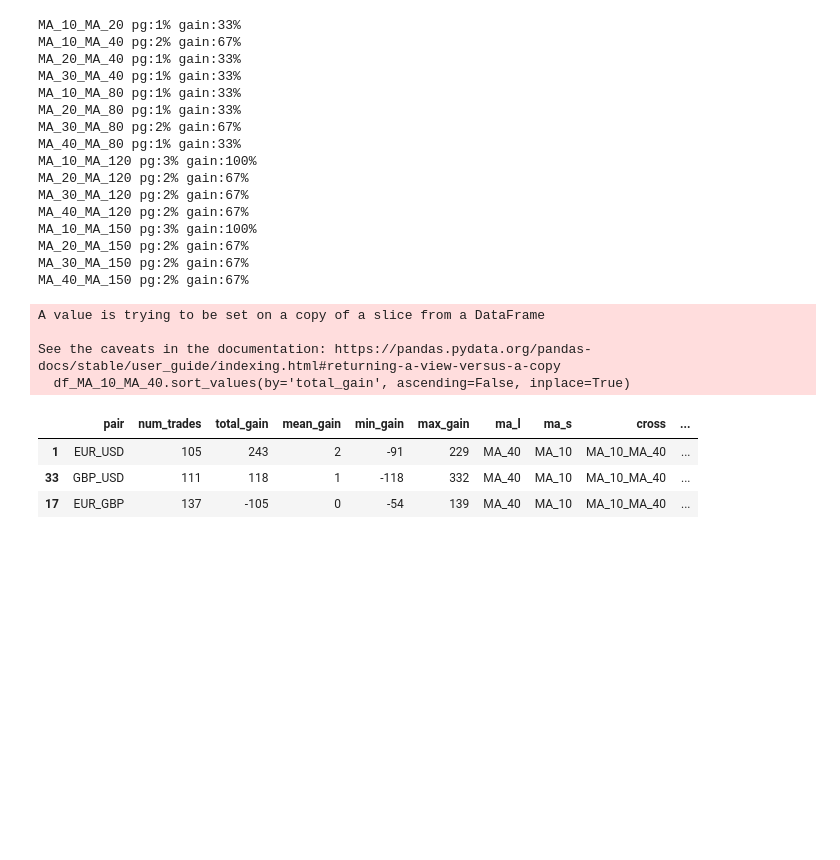
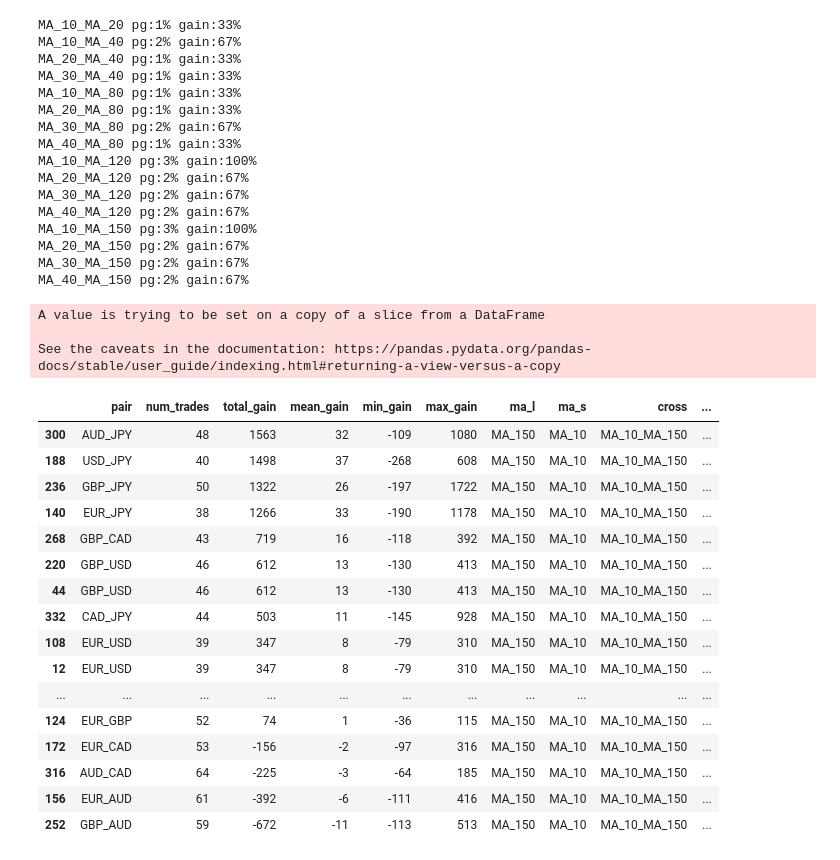
Before and after one commit to mattyapers/ForexTrading, a Jupyter notebook: exploration/MA_Cross_An.ipynb, the cells around one changed output. Drawn from its saved outputs; the diff is of its cells as text; code cells hidden in the pictures; blank space fills up the shorter version.

Commit message:
Getting more pairss

```diff
--- a/exploration/MA_Cross_An.ipynb
+++ b/exploration/MA_Cross_An.ipynb
@@ -80,21 +92,33 @@ MA_20_MA_150 pg:2% gain:67%
 MA_30_MA_150 pg:2% gain:67%
 MA_40_MA_150 pg:2% gain:67%
 # %%
-cross = 'MA_10_MA_40'
-df_MA_10_MA_40 = df_ma_res_h1[df_ma_res_h1['cross'] == cross]
-df_MA_10_MA_40.sort_values(by='total_gain', ascending=False, inplace=True)
+cross = 'MA_10_MA_150'
+df_MA_10_MA_150 = df_ma_res_h1[df_ma_res_h1['cross'] == cross]
+df_MA_10_MA_150.sort_values(by='total_gain', ascending=False, inplace=True)
 # %% [output]
 A value is trying to be set on a copy of a slice from a DataFrame
 
 See the caveats in the documentation: https://pandas.pydata.org/pandas-docs/stable/user_guide/indexing.html#returning-a-view-versus-a-copy
-  df_MA_10_MA_40.sort_values(by='total_gain', ascending=False, inplace=True)
-# %%
-df_MA_10_MA_40
-# %% [output]
-|  | pair | num_trades | total_gain | mean_gain | min_gain | max_gain | ma_l | ma_s | cross | ... |
-| 1 | EUR_USD | 105 | 243 | 2 | -91 | 229 | MA_40 | MA_10 | MA_10_MA_40 | ... |
-| 33 | GBP_USD | 111 | 118 | 1 | -118 | 332 | MA_40 | MA_10 | MA_10_MA_40 | ... |
-| 17 | EUR_GBP | 137 | -105 | 0 | -54 | 139 | MA_40 | MA_10 | MA_10_MA_40 | ... |
+# %%
+df_MA_10_MA_150
+# %% [output]
+|  | pair | num_trades | total_gain | mean_gain | min_gain | max_gain | ma_l | ma_s | cross | ... |
+| 300 | AUD_JPY | 48 | 1563 | 32 | -109 | 1080 | MA_150 | MA_10 | MA_10_MA_150 | ... |
+| 188 | USD_JPY | 40 | 1498 | 37 | -268 | 608 | MA_150 | MA_10 | MA_10_MA_150 | ... |
+| 236 | GBP_JPY | 50 | 1322 | 26 | -197 | 1722 | MA_150 | MA_10 | MA_10_MA_150 | ... |
+| 140 | EUR_JPY | 38 | 1266 | 33 | -190 | 1178 | MA_150 | MA_10 | MA_10_MA_150 | ... |
+| 268 | GBP_CAD | 43 | 719 | 16 | -118 | 392 | MA_150 | MA_10 | MA_10_MA_150 | ... |
+| 220 | GBP_USD | 46 | 612 | 13 | -130 | 413 | MA_150 | MA_10 | MA_10_MA_150 | ... |
+| 44 | GBP_USD | 46 | 612 | 13 | -130 | 413 | MA_150 | MA_10 | MA_10_MA_150 | ... |
+| 332 | CAD_JPY | 44 | 503 | 11 | -145 | 928 | MA_150 | MA_10 | MA_10_MA_150 | ... |
+| 108 | EUR_USD | 39 | 347 | 8 | -79 | 310 | MA_150 | MA_10 | MA_10_MA_150 | ... |
+| 12 | EUR_USD | 39 | 347 | 8 | -79 | 310 | MA_150 | MA_10 | MA_10_MA_150 | ... |
+| ... | ... | ... | ... | ... | ... | ... | ... | ... | ... | ... |
+| 124 | EUR_GBP | 52 | 74 | 1 | -36 | 115 | MA_150 | MA_10 | MA_10_MA_150 | ... |
+| 172 | EUR_CAD | 53 | -156 | -2 | -97 | 316 | MA_150 | MA_10 | MA_10_MA_150 | ... |
+| 316 | AUD_CAD | 64 | -225 | -3 | -64 | 185 | MA_150 | MA_10 | MA_10_MA_150 | ... |
+| 156 | EUR_AUD | 61 | -392 | -6 | -111 | 416 | MA_150 | MA_10 | MA_10_MA_150 | ... |
+| 252 | GBP_AUD | 59 | -672 | -11 | -113 | 513 | MA_150 | MA_10 | MA_10_MA_150 | ... |
 # %%
 df_gains = df_ma_trades_h1[(df_ma_trades_h1['cross'] == cross) & (df_ma_trades_h1['pair'] == "EUR_USD")].copy()
 # %%
```
Also changed, not shown: parts of 5 cells of this notebook, 3 other files.
